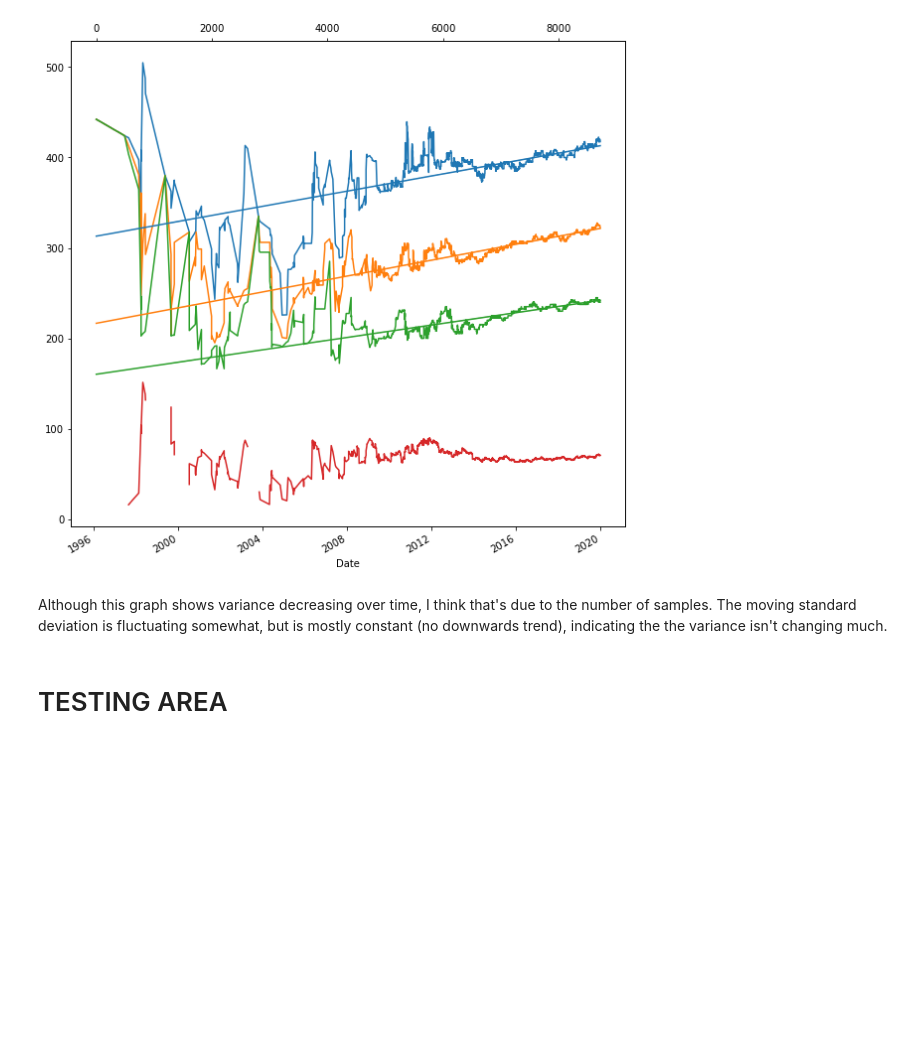
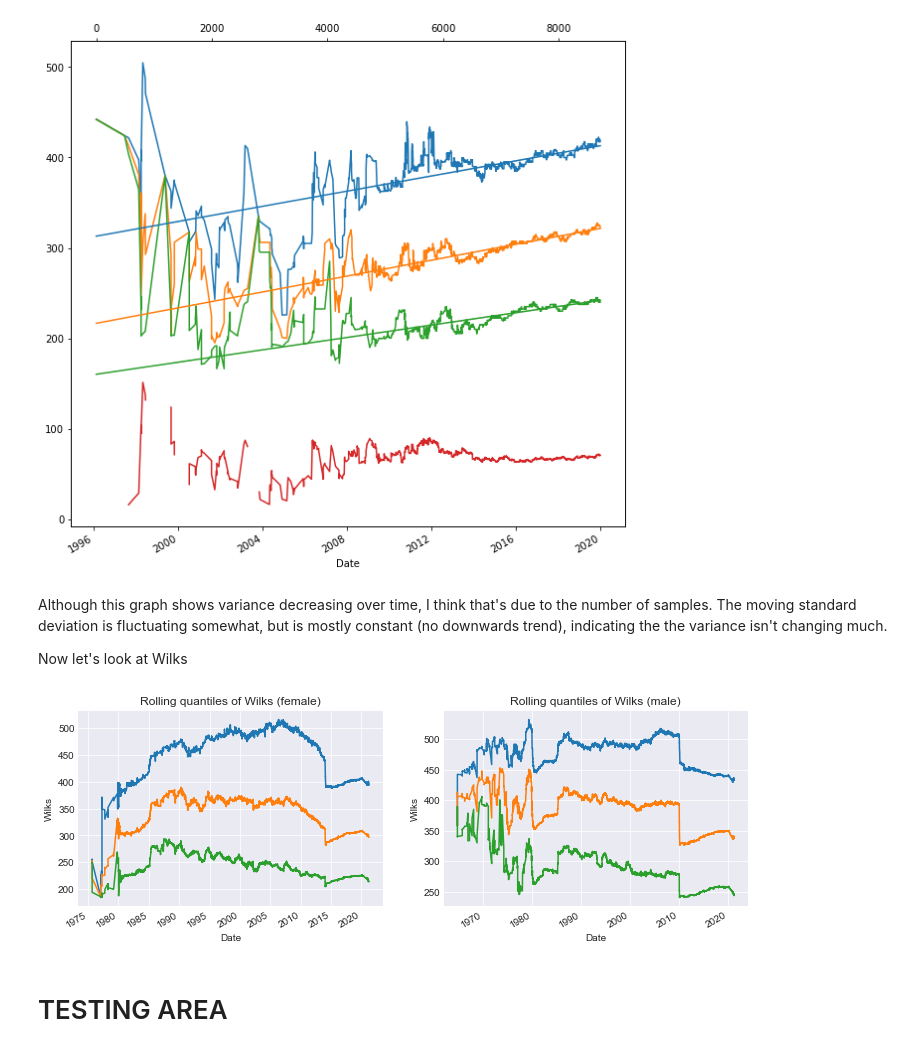
Before and after one commit to JosephAaron3/Powerlifting-Performance, a Jupyter notebook: Code/EDA/OP_EDA.ipynb, the cells around one changed output. Drawn from its saved outputs; the diff is of its cells as text; code cells hidden in the pictures; blank space fills up the shorter version.

Commit message:
Checking Wilks over time

```diff
--- a/Code/EDA/OP_EDA.ipynb
+++ b/Code/EDA/OP_EDA.ipynb
@@ -183,5 +189,23 @@ sns.lineplot(X.flatten(), lrBot.predict(X), ax = ax2)
 [figure]
 # %% [markdown]
 Although this graph shows variance decreasing over time, I think that's due to the number of samples. The moving standard deviation is fluctuating somewhat, but is mostly constant (no downwards trend), indicating the the variance isn't changing much.
+
+Now let's look at Wilks
+# %%
+plt.style.use('seaborn-darkgrid')
+fig, ax = plt.subplots(nrows = 1, ncols = 2, figsize = (12, 4))
+dfg = df[(df.Event == 'SBD')].set_index('Date')
+dfg[dfg.Sex == 'F']['Wilks'].rolling('365D').quantile(0.9).plot(ax = ax[0])
+dfg[dfg.Sex == 'F']['Wilks'].rolling('365D').quantile(0.5).plot(ax = ax[0])
+dfg[dfg.Sex == 'F']['Wilks'].rolling('365D').quantile(0.1).plot(ax = ax[0])
+dfg[dfg.Sex == 'M']['Wilks'].rolling('365D').quantile(0.9).plot(ax = ax[1])
+dfg[dfg.Sex == 'M']['Wilks'].rolling('365D').quantile(0.5).plot(ax = ax[1])
+dfg[dfg.Sex == 'M']['Wilks'].rolling('365D').quantile(0.1).plot(ax = ax[1])
+ax[0].set(ylabel = "Wilks", title = "Rolling quantiles of Wilks (female)")
+ax[1].set(ylabel = "Wilks", title = "Rolling quantiles of Wilks (male)")
+
+fig.savefig("../../Output/Wilks_over_time.png",dpi=100)
+# %% [output]
+[figure, added]
 # %% [markdown]
 # TESTING AREA
```
Also changed, not shown: parts of 6 cells of this notebook, 4 other files.
